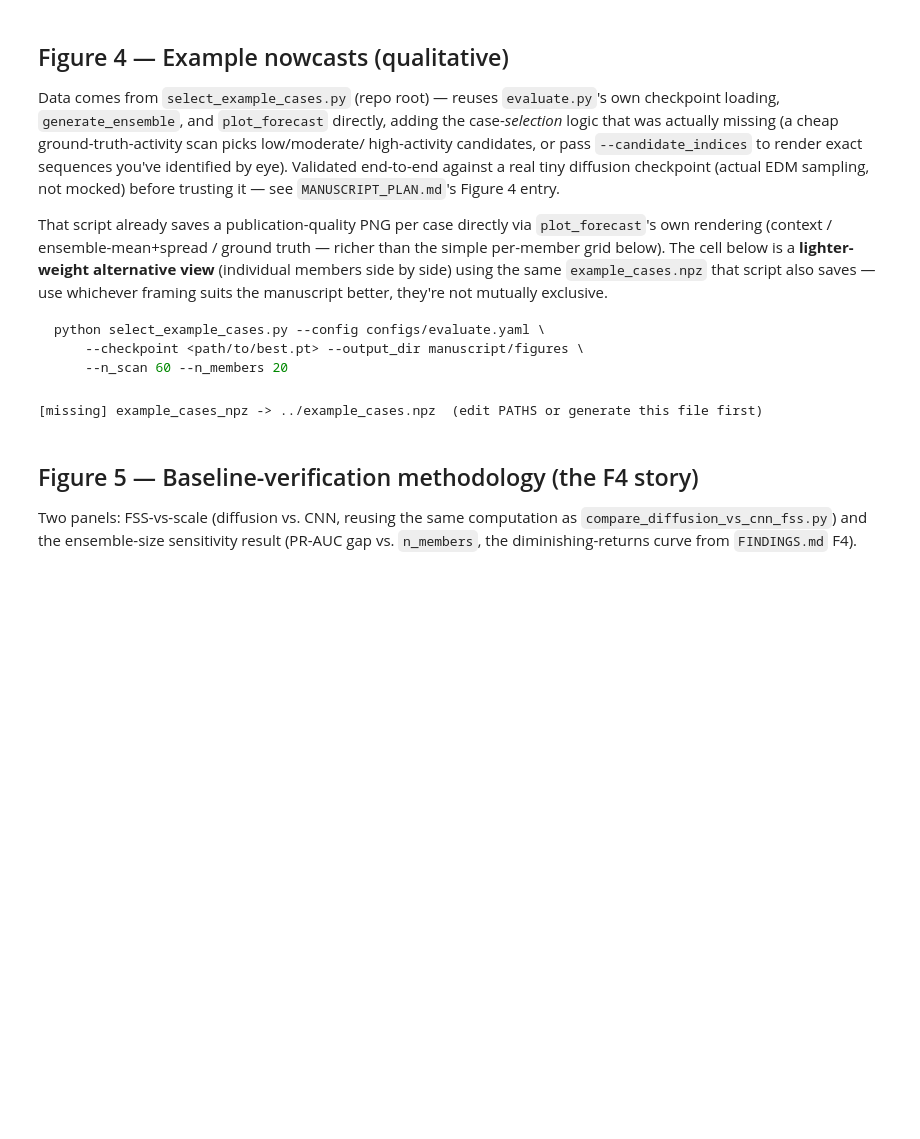
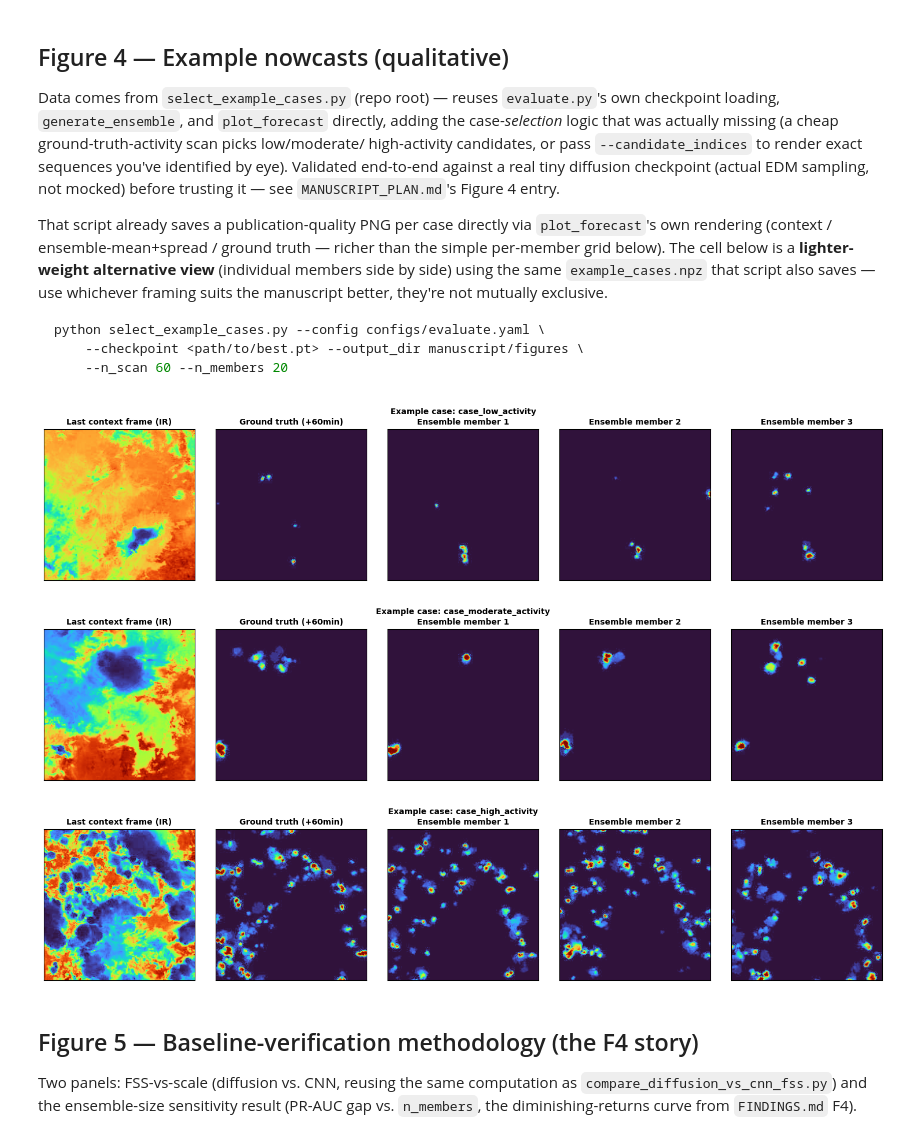
Before and after one commit to vladlanda/DDIM-LI, a Jupyter notebook: manuscript/generate_figures.ipynb, the cells around one changed output. Cells and saved outputs as stored; diff of their text form; code cells hidden in the pictures; blank space fills up the shorter version.

Commit message:
fig 4,5 generated, need to add colorbar

```diff
--- a/manuscript/generate_figures.ipynb
+++ b/manuscript/generate_figures.ipynb
@@ -57,15 +57,15 @@ PATHS = {
     "persistence_npz":        "../outputs/persistence_baseline/persistence_pr_curves.npz",
     "pysteps_li_npz":         "../pysteps_li/optical_flow_li_pr_curves.npz",
     "pysteps_ir_npz":         "../pysteps_ir/optical_flow_ir_pr_curves.npz",
-    "cnn_npz":                "../baseline_cnn/baseline_cnn_pr_curves.npz",
-    "cnn_csv":                "../baseline_cnn/baseline_cnn_metrics.csv",
+    "cnn_npz":                "../baseline_cnn/outputs/run2/baseline_cnn_pr_curves.npz",
+    "cnn_csv":                "../baseline_cnn/outputs/run2/baseline_cnn_metrics.csv",
     "lightgbm_npz":           "../baseline_lightgbm/baseline_lightgbm_pr_curves.npz",
     "lightgbm_csv":           "../baseline_lightgbm/baseline_lightgbm_metrics.csv",
     "positional_ceiling_csv": "../positional_ceiling.csv",
     "diffusion_npz_n10":      "../outputs/nature_256_T36_ir_li_only/eval/plot_data.npz",
     "diffusion_npz_n30":      "../outputs/nature_256_T36_ir_li_only/eval_ens_30/plot_data.npz",
     "diffusion_npz_n50":      "../outputs/nature_256_T36_ir_li_only/eval_ens_50/plot_data.npz",
-    "example_cases_npz":      "../example_cases.npz",
+    "example_cases_npz":      "./example_cases.npz",
 }
 FIGSIZE = (9,9)
 DT_MIN, T_OUT = 10, 6
@@ -309,29 +309,31 @@ python select_example_cases.py --config configs/evaluate.yaml \
 # %%
 if have("example_cases_npz"):
     data = np.load(PATHS["example_cases_npz"], allow_pickle=True)
     case_names = [k.split("_context_ir")[0] for k in data.files if k.endswith("_context_ir")]
 
     for case in case_names:
         ctx_ir = data[f"{case}_context_ir"]        # (T_in, H, W)
         tgt_li = data[f"{case}_target_li"]          # (T_out, H, W)
         ens_li = data[f"{case}_ensemble_li"]        # (n_members, T_out, H, W)
         n_show_members = min(3, ens_li.shape[0])
 
         n_cols = 2 + n_show_members
         fig, axes = plt.subplots(1, n_cols, figsize=(3 * n_cols, 3.2))
-        axes[0].imshow(ctx_ir[-1], cmap="turbo"); axes[0].set_title("Last context frame (IR)")
-        axes[1].imshow(tgt_li[-1], cmap="turbo", vmin=0, vmax=1); axes[1].set_title("Ground truth (+60min)")
+        axes[0].imshow(ctx_ir[-1], cmap="turbo"); axes[0].set_title("Last context frame (IR)",fontsize=10)
+        axes[1].imshow(tgt_li[-1], cmap="turbo", vmin=0, vmax=1); axes[1].set_title("Ground truth (+60min)",fontsize=10)
         for m in range(n_show_members):
             axes[2 + m].imshow(ens_li[m, -1], cmap="turbo", vmin=0, vmax=1)
-            axes[2 + m].set_title(f"Ensemble member {m+1}")
+            axes[2 + m].set_title(f"Ensemble member {m+1}",fontsize=10)
         for ax in axes:
             ax.set_xticks([]); ax.set_yticks([])
-        fig.suptitle(f"Example case: {case}", fontweight="bold")
+        fig.suptitle(f"Example case: {case}", fontweight="bold",fontsize=10)
         fig.tight_layout()
         fig.savefig(os.path.join(FIGDIR, f"fig4_example_{case}.png"), dpi=300, bbox_inches="tight", facecolor="white")
         plt.show()
 # %% [output]
-[missing] example_cases_npz -> ../example_cases.npz  (edit PATHS or generate this file first)
+[figure, added]
+[figure, added]
+[figure, added]
 # %% [markdown]
 ## Figure 5 — Baseline-verification methodology (the F4 story)
 
```
Also changed, not shown: parts of 2 cells of this notebook, 7 other files.
